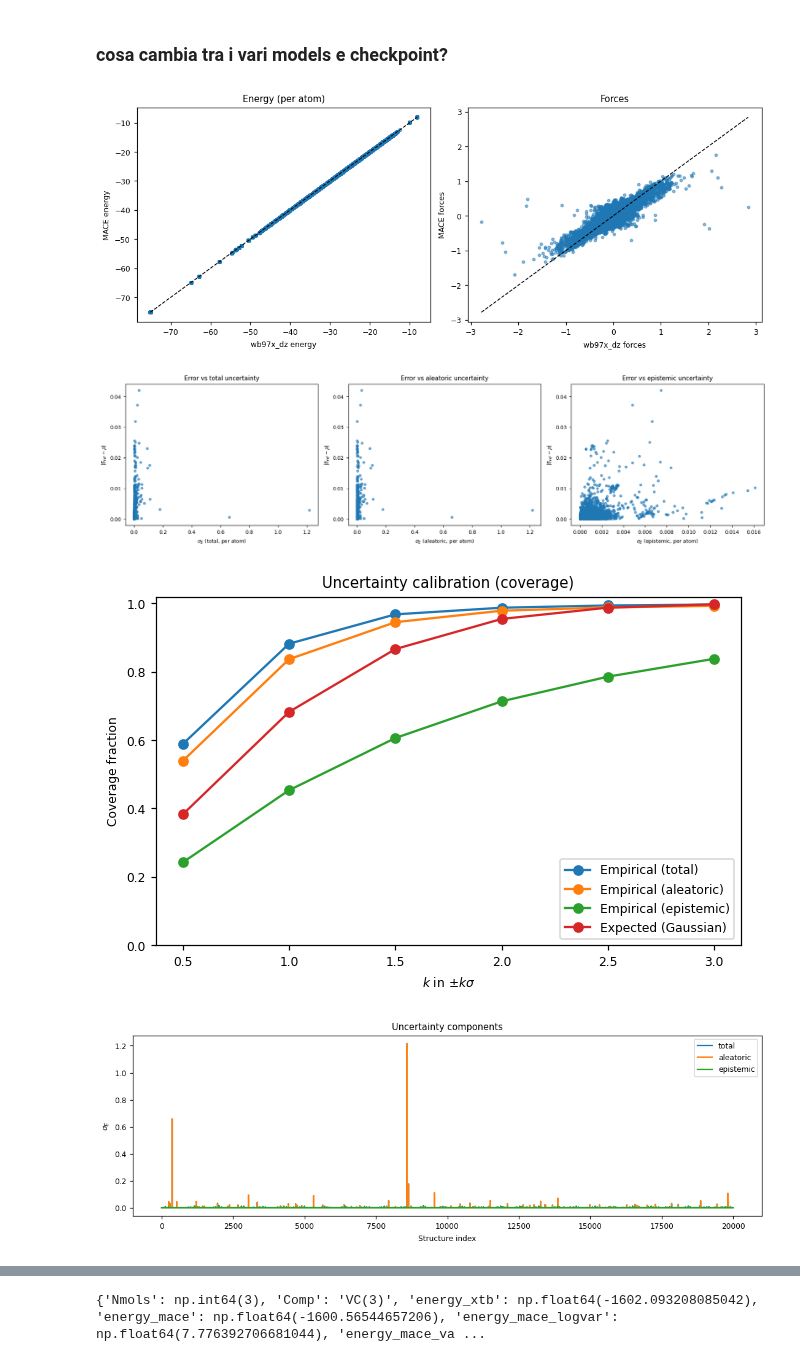
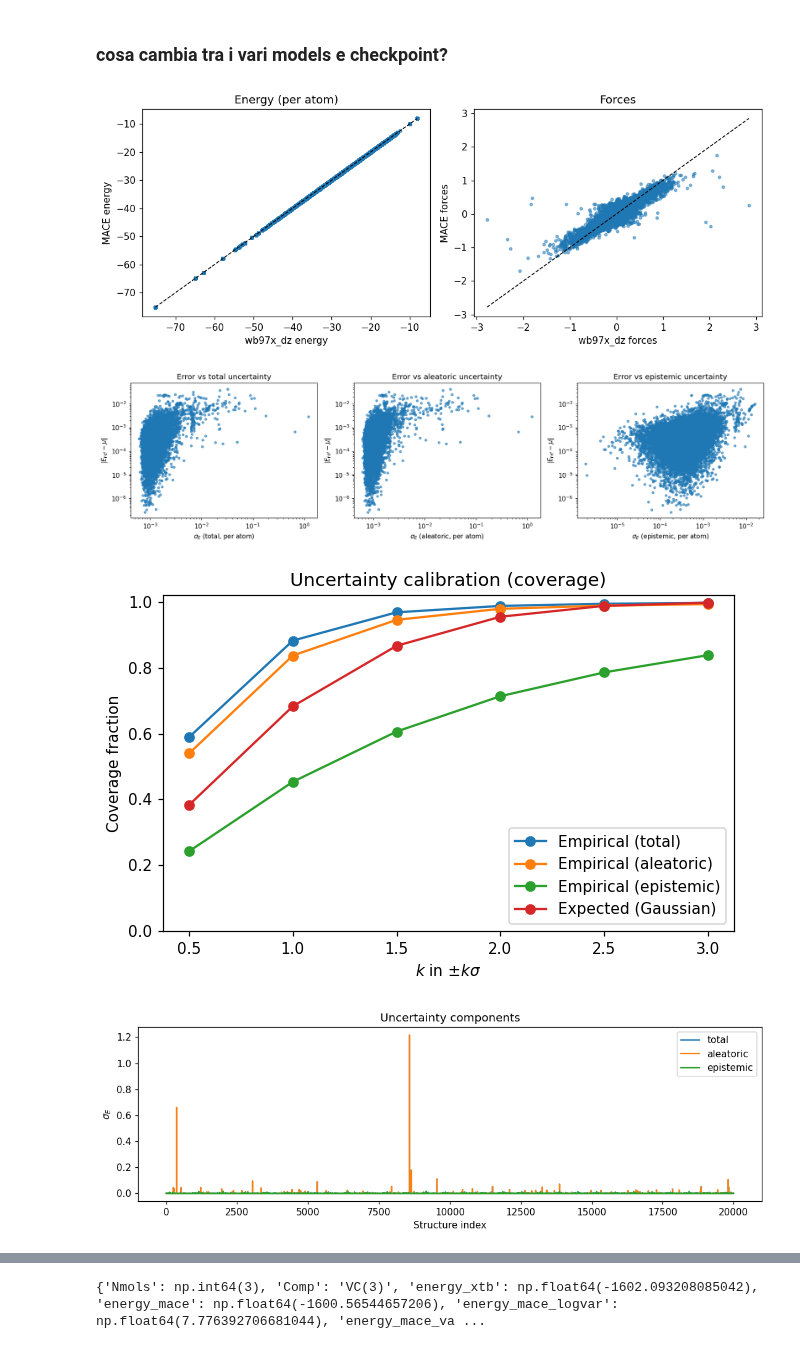
Before and after one commit to matteotolloso/mace, a Jupyter notebook: test.ipynb, the cells around one changed output, grey strips where cells are left out. Drawn from its saved outputs; the diff is of its cells as text; code cells hidden in the pictures.

```diff
--- a/test.ipynb
+++ b/test.ipynb
@@ -194,8 +189,8 @@ def plot_stats_with_uncertainty(
 
 		plt.subplot(1, n_panels, j)
 		plt.scatter(sigma_plot, err_plot, s=12, alpha=0.6)
-		# plt.xscale("log")
-		# plt.yscale("log")
+		plt.xscale("log")
+		plt.yscale("log")
 		plt.xlabel(rf"$\sigma_E$ ({k}, {std_unit})")
 		plt.ylabel(r"$|E_{\rm ref}-\mu|$")
 		plt.title(f"Error vs {k} uncertainty")
@@ -244,34 +239,34 @@ def plot_stats_with_uncertainty(
 
 train_data = read("./outputs/eval/mace-mv-train.xyz", ":")
 test_data  = read("./outputs/eval/mace-mv-test.xyz", ":")
 
 plot_stats_with_uncertainty(
 	train_data,
 	labs=("wb97x_dz", "MACE"),
 	ref_energy_key="wb97x_dz.energy",
 	ref_forces_key="wb97x_dz.forces",
 	pred_energy_key="MACE_energy",
 	pred_forces_key="MACE_forces",
 	total_std_key="MACE_energy_std",
 	ale_std_key="MACE_energy_aleatoric_std",
 	epi_std_key="MACE_energy_epistemic_std",
 	per_atom=True,
 )
 
 plot_stats_with_uncertainty(
 	test_data,
 	labs=("wb97x_dz", "MACE"),
 	ref_energy_key="wb97x_dz.energy",
 	ref_forces_key="wb97x_dz.forces",
 	pred_energy_key="MACE_energy",
 	pred_forces_key="MACE_forces",
 	total_std_key="MACE_energy_std",
 	ale_std_key="MACE_energy_aleatoric_std",
 	epi_std_key="MACE_energy_epistemic_std",
 	per_atom=True,
 )
 # %% [output]
-[figure, old version]
+[figure, new version]
-[figure, old version]
+[figure, new version]
-[figure, old version]
+[figure, new version]
-[figure, old version]
+[figure, new version]
```
Also changed, not shown: parts of 6 cells of this notebook, 9 other files.
